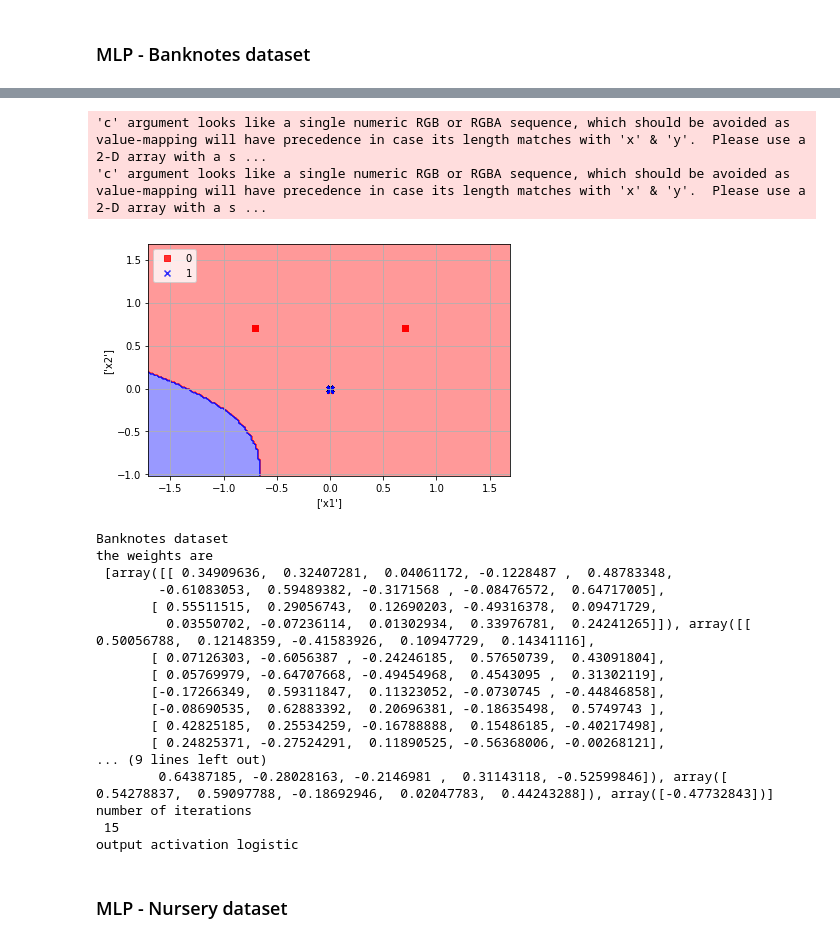
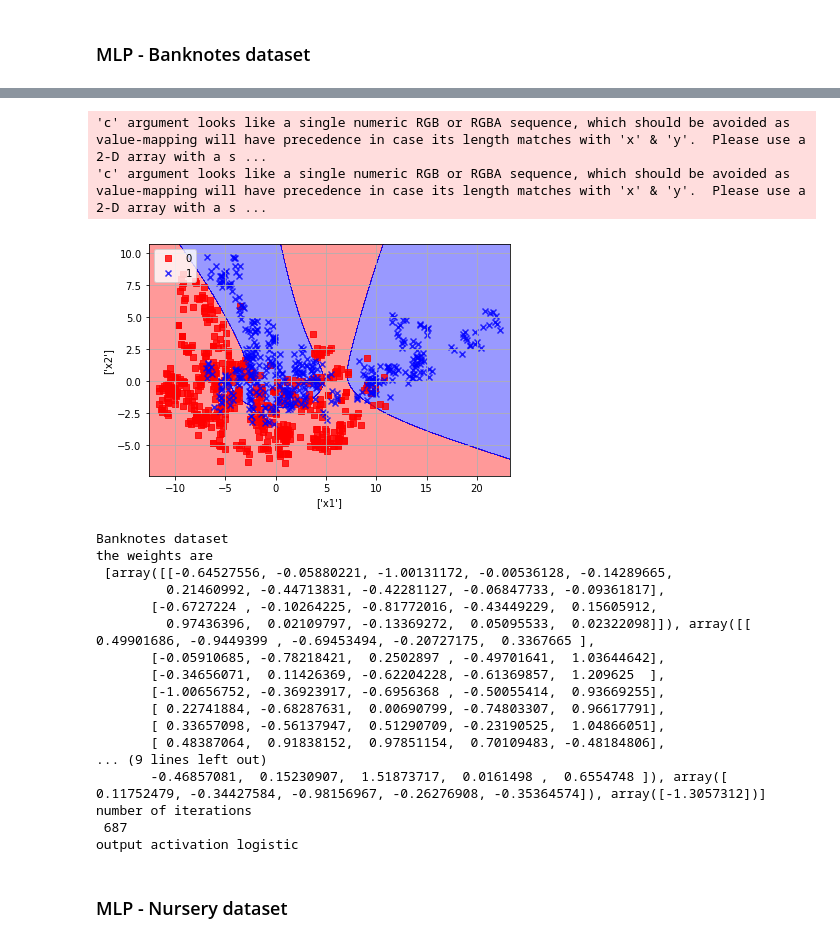
Before and after one commit to McKingly/ED-Data-Mining, a Jupyter notebook: Notebook1.ipynb, the cells around one changed output, grey strips where cells are left out. Saved outputs shown, nothing was run; the diff lists cells and outputs as text; code cells hidden in the pictures.

```diff
--- a/Notebook1.ipynb
+++ b/Notebook1.ipynb
@@ -502,0 +485,5 @@ MLPClassifier(activation='tanh', alpha=0.01, batch_size='auto', beta_1=0.9,
+# %%
+from sklearn.neural_network import MLPClassifier
+
+mlp_Dataset1 = MLPClassifier(activation='tanh', hidden_layer_sizes=(10,5), alpha=0.01, max_iter=5000)
+mlp_Dataset1
@@ -505,41 +500,41 @@ MLPClassifier(activation='tanh', alpha=0.01, batch_size='auto', beta_1=0.9,
 #y_pred = mlp.predict(X_test1)
 #accuracy_score(y_test1, y_pred)
 # %%
-mlp.fit(X_train1_v2.values,y_train1.values)
-plot_decision_regions(X_train1_v2.values, y_train1.values, classifier=mlp)
+mlp_Dataset1 = mlp_Dataset1.fit(X_train1_v1.values,y_train1.values)
+plot_decision_regions(X_train1_v1.values, y_train1.values, classifier=mlp_Dataset1)
 plt.xlabel(['x1'])
 plt.ylabel(['x2'])
 plt.legend(loc='upper left')
 plt.grid()
 plt.tight_layout()
 plt.show()
 # %% [output]
 'c' argument looks like a single numeric RGB or RGBA sequence, which should be avoided as value-mapping will have precedence in case its length matches with 'x' & 'y'.  Please use a 2-D array with a s ...
 'c' argument looks like a single numeric RGB or RGBA sequence, which should be avoided as value-mapping will have precedence in case its length matches with 'x' & 'y'.  Please use a 2-D array with a s ...
-[figure, old version]
+[figure, new version]
 # %%
 print('Banknotes dataset')
-print('the weights are \n',mlp.coefs_)
-print('the bias \n ', mlp.intercepts_)
-print('number of iterations \n', mlp.n_iter_)
-print('output activation', mlp.out_activation_)
+print('the weights are \n',mlp_Dataset1.coefs_)
+print('the bias \n ', mlp_Dataset1.intercepts_)
+print('number of iterations \n', mlp_Dataset1.n_iter_)
+print('output activation', mlp_Dataset1.out_activation_)
 # %% [output]
 Banknotes dataset
 the weights are
- [array([[ 0.34909636,  0.32407281,  0.04061172, -0.1228487 ,  0.48783348,
-        -0.61083053,  0.59489382, -0.3171568 , -0.08476572,  0.64717005],
-       [ 0.55511515,  0.29056743,  0.12690203, -0.49316378,  0.09471729,
-         0.03550702, -0.07236114,  0.01302934,  0.33976781,  0.24241265]]), array([[ 0.50056788,  0.12148359, -0.41583926,  0.10947729,  0.14341116],
-       [ 0.07126303, -0.6056387 , -0.24246185,  0.57650739,  0.43091804],
-       [ 0.05769979, -0.64707668, -0.49454968,  0.4543095 ,  0.31302119],
-       [-0.17266349,  0.59311847,  0.11323052, -0.0730745 , -0.44846858],
-       [-0.08690535,  0.62883392,  0.20696381, -0.18635498,  0.5749743 ],
-       [ 0.42825185,  0.25534259, -0.16788888,  0.15486185, -0.40217498],
-       [ 0.24825371, -0.27524291,  0.11890525, -0.56368006, -0.00268121],
+ [array([[-0.64527556, -0.05880221, -1.00131172, -0.00536128, -0.14289665,
+         0.21460992, -0.44713831, -0.42281127, -0.06847733, -0.09361817],
+       [-0.6727224 , -0.10264225, -0.81772016, -0.43449229,  0.15605912,
+         0.97436396,  0.02109797, -0.13369272,  0.05095533,  0.02322098]]), array([[ 0.49901686, -0.9449399 , -0.69453494, -0.20727175,  0.3367665 ],
+       [-0.05910685, -0.78218421,  0.2502897 , -0.49701641,  1.03644642],
+       [-0.34656071,  0.11426369, -0.62204228, -0.61369857,  1.209625  ],
+       [-1.00656752, -0.36923917, -0.6956368 , -0.50055414,  0.93669255],
+       [ 0.22741884, -0.68287631,  0.00690799, -0.74803307,  0.96617791],
+       [ 0.33657098, -0.56137947,  0.51290709, -0.23190525,  1.04866051],
+       [ 0.48387064,  0.91838152,  0.97851154,  0.70109483, -0.48184806],
 ... (9 lines left out)
-        0.64387185, -0.28028163, -0.2146981 ,  0.31143118, -0.52599846]), array([ 0.54278837,  0.59097788, -0.18692946,  0.02047783,  0.44243288]), array([-0.47732843])]
+       -0.46857081,  0.15230907,  1.51873717,  0.0161498 ,  0.6554748 ]), array([ 0.11752479, -0.34427584, -0.98156967, -0.26276908, -0.35364574]), array([-1.3057312])]
 number of iterations
- 15
+ 687
 output activation logistic
 # %% [markdown]
 ### MLP - Nursery dataset
```
Also changed, not shown: parts of 26 cells of this notebook.
